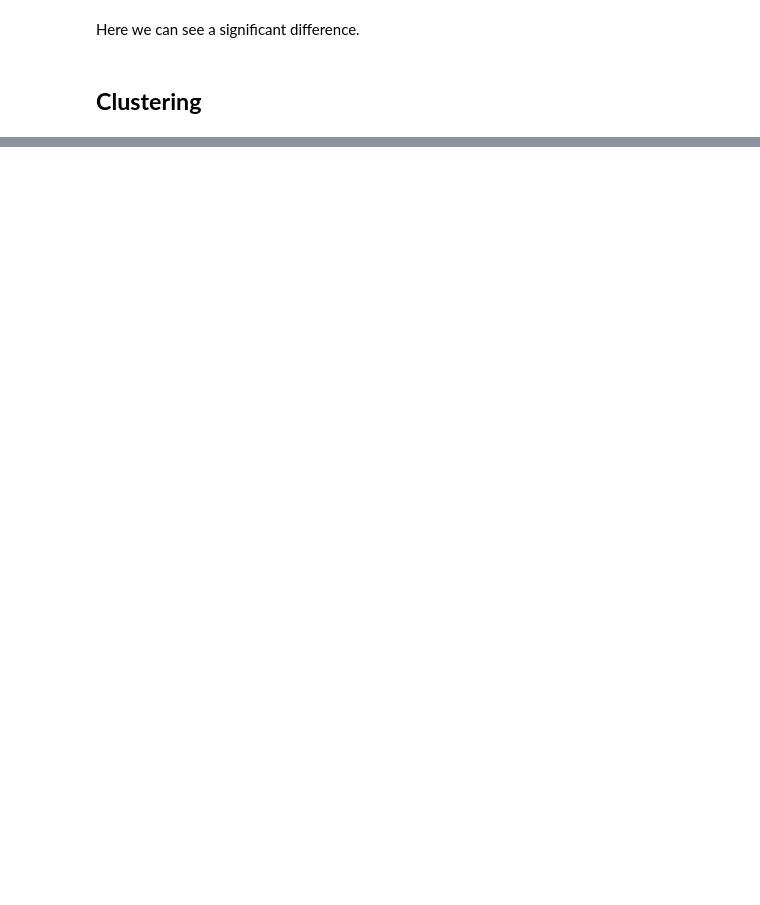
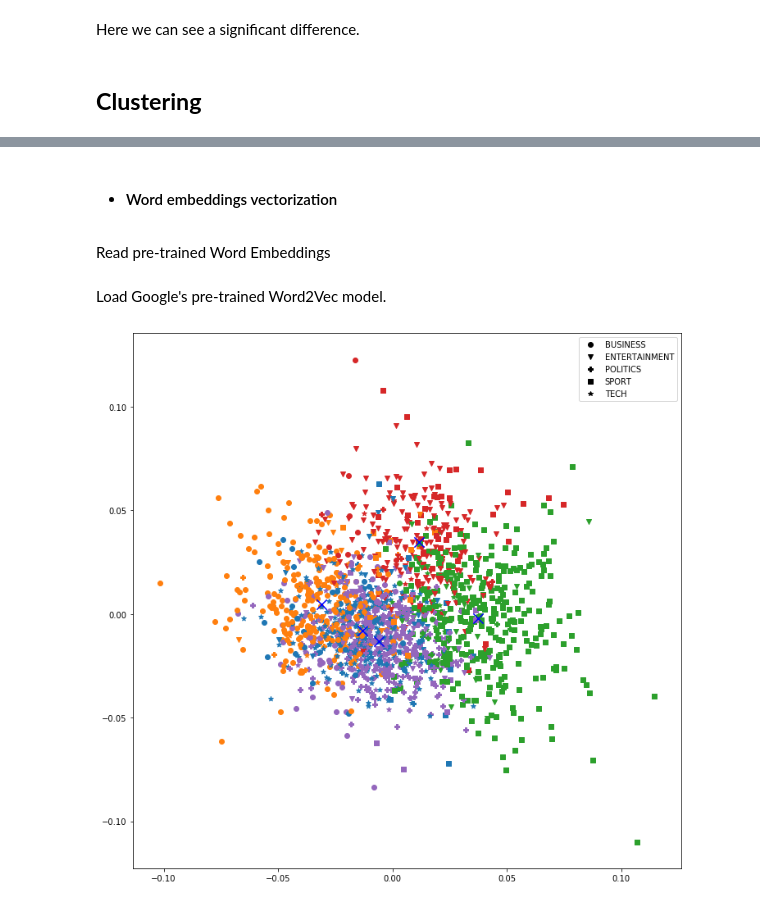
Before and after one commit to PanosEvange/DataMiningProj2_2020, a Jupyter notebook: sdi1500039.ipynb, the cells around one changed output, grey strips where cells are left out. Saved outputs shown, nothing was run; the diff lists cells and outputs as text; code cells hidden in the pictures; blank space fills up the shorter version.

```diff
--- a/sdi1500039.ipynb
+++ b/sdi1500039.ipynb
@@ -909,0 +931,9 @@ principalComponentAnalysis(2, trainX, labels, clusters)
+# %% [markdown]
+  - #### Word embeddings vectorization
+# %% [markdown]
+Read pre-trained Word Embeddings
+# %% [markdown]
+Load Google's pre-trained Word2Vec model.
+# %%
+model_w2v = gensim.models.KeyedVectors.load_word2vec_format('./GoogleNews-vectors-negative300.bin', binary=True)
+vec_size = 300
@@ -909,0 +981,10 @@ principalComponentAnalysis(2, trainX, labels, clusters)
+# %%
+trainX = wordEmbeddingsVectorizer(trainDataSet)
+
+# convert trainX, testX into list of arrays
+vectorsTrainX = [np.array(f) for f in trainX]
+
+labels, clusters = KmeansClustering(vectorsTrainX, 5, 20)
+principalComponentAnalysis(2, trainX, labels, clusters)
+# %% [output]
+[figure, added]
```
Also changed, not shown: parts of 24 cells of this notebook, 1 other file.
